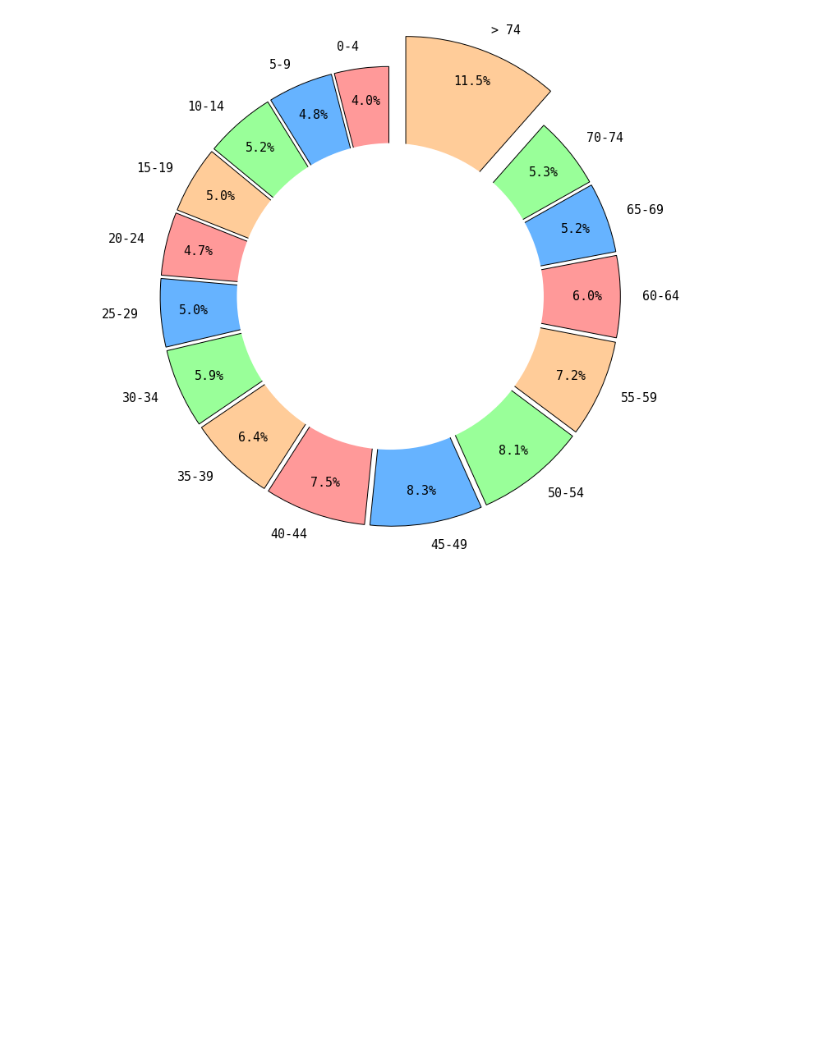
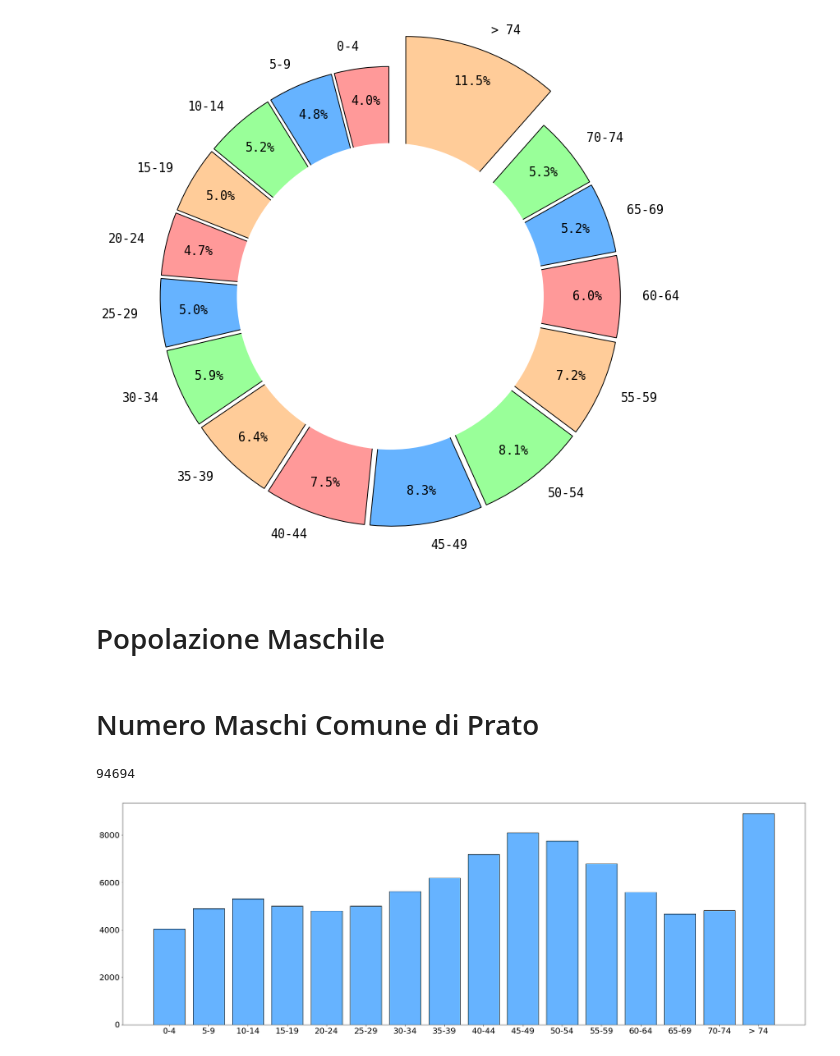
Before and after one commit to davidefabbrico/local-dati-gov, a Jupyter notebook: Popolazione Pratese.ipynb, the cells around one changed output. Cells and saved outputs as stored; diff of their text form; code cells hidden in the pictures; blank space fills up the shorter version.

```diff
--- a/Popolazione Pratese.ipynb
+++ b/Popolazione Pratese.ipynb
@@ -77,3 +77,40 @@ plt.tight_layout()
 plt.show()
 # %% [output]
 [figure]
+# %% [markdown]
+# Popolazione Maschile
+# %%
+df_maschi = pd.read_csv('http://odn.comune.prato.it/dataset/89b0a49d-7a49-4a30-82f0-4e543356f5ce/resource/d90ce257-fff4-4773-8b70-20615a0cc96c/download/5apopolazionexetaesezcensm311219.csv', sep = ",", encoding = "ISO-8859-1")
+df_maschi.rename(columns = df_maschi.iloc[0], inplace = True)
+df_maschi.drop(0, axis = 0, inplace = True)
+df_maschi.reset_index(inplace = True)
+df_maschi.drop("index", axis = 1, inplace = True)
+# %% [markdown]
+# Numero Maschi Comune di Prato
+# %%
+for i in range(len(df_maschi)):
+    df_maschi['Totale'][i] = int(df_maschi['Totale'][i])
+tot_mas = df_maschi['Totale'].sum()
+tot_mas
+# %% [output]
+94694
+# %%
+dic_mas = {}
+df_no_mas = df_maschi.drop(["Sezione di censimento", "Totale"], axis = 1)
+for i in df_no_mas.columns:
+    for j in range(len(df_no_mas)):
+        if df_no_mas[i][j] == "-":
+            df_no_mas[i][j] = "0"
+for i in df_no_mas.columns:
+    for j in range(len(df_no_mas)):
+         df_no_mas[i][j] = int(df_no_mas[i][j])
+for i in df_no_mas.columns:
+    dic_mas[i] = df_no_mas[i].sum()
+# %%
+plt.figure(figsize = (30,10))
+plt.xticks(size = 20)
+plt.yticks(size = 20)
+plt.bar(dic_mas.keys(), height = dic_mas.values(), color = '#66b3ff', edgecolor = "black")
+plt.show()
+# %% [output]
+[figure, added]
```
Also changed, not shown: parts of 22 cells of this notebook.
